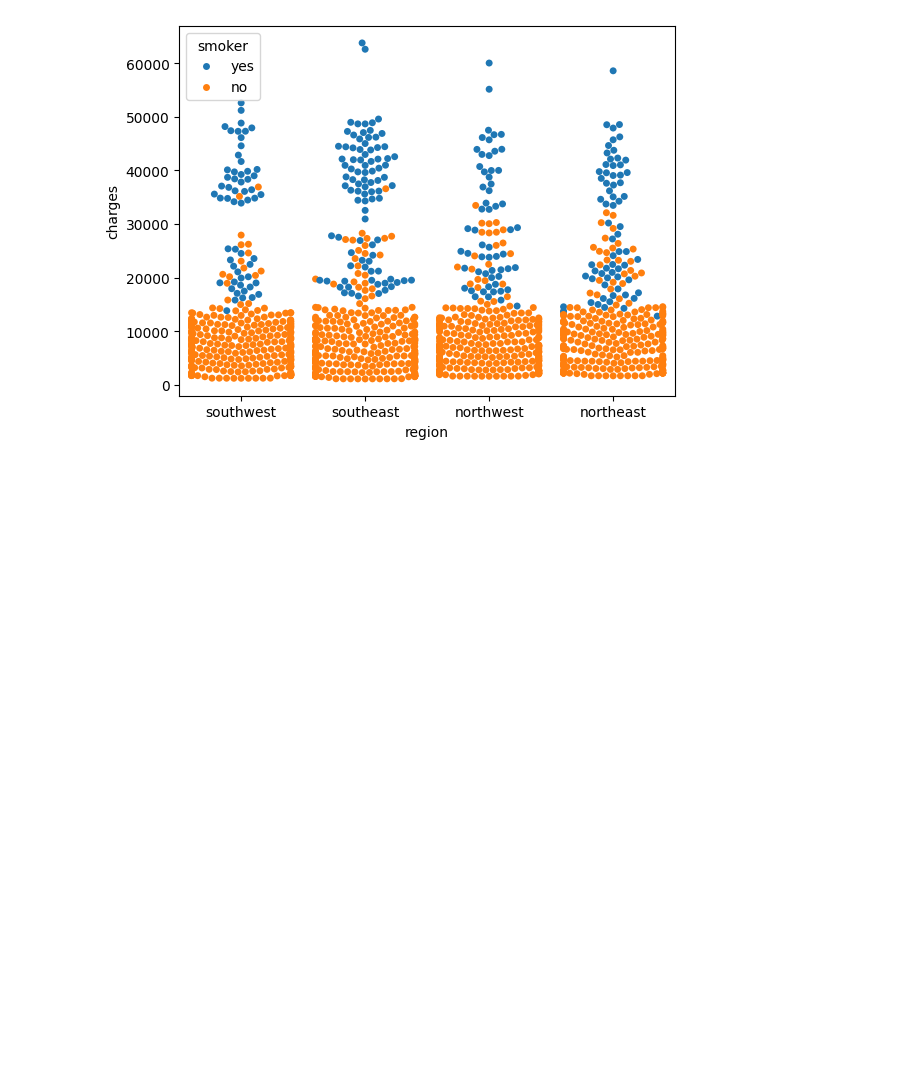
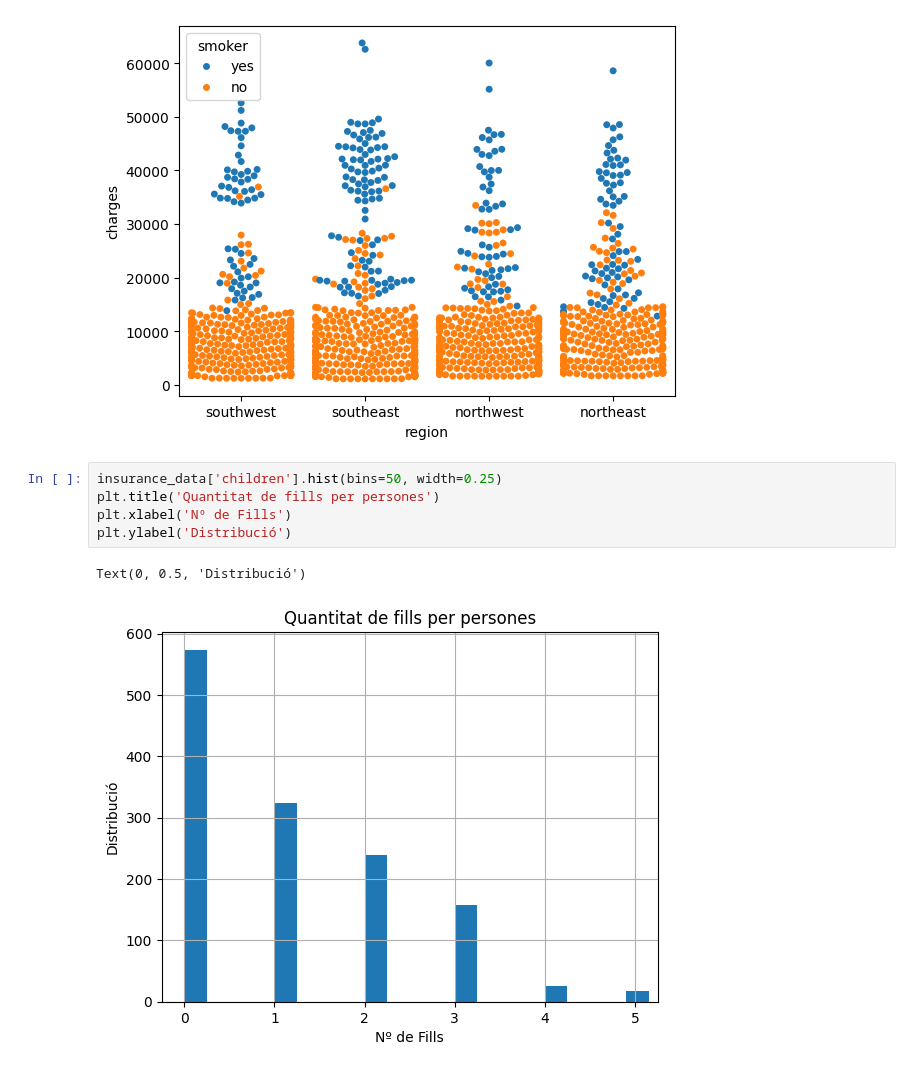
Before and after one commit to micagiaroli/Python, a Jupyter notebook: MachineLearning/Gràfiques amb Matplot.ipynb, the cells around one changed output. Cells and saved outputs as stored; diff of their text form; blank space fills up the shorter version.

```diff
--- a/MachineLearning/Gràfiques amb Matplot.ipynb
+++ b/MachineLearning/Gràfiques amb Matplot.ipynb
@@ -138,3 +138,11 @@ sns.swarmplot(x=insurance_data['region'],y=insurance_data['charges'], hue=insura
 # %% [output]
 'Aquí, una altra vegada, comprovem que el factor més determinant per veure com varia el preu d’una assegurança és saber si la persona és fumadora o no.'
 [figure]
+# %%
+insurance_data['children'].hist(bins=50, width=0.25)
+plt.title('Quantitat de fills per persones')
+plt.xlabel('Nº de Fills')
+plt.ylabel('Distribució')
+# %% [output]
+Text(0, 0.5, 'Distribució')
+[figure, added]
```
Also changed, not shown: parts of 1 cell of this notebook.
